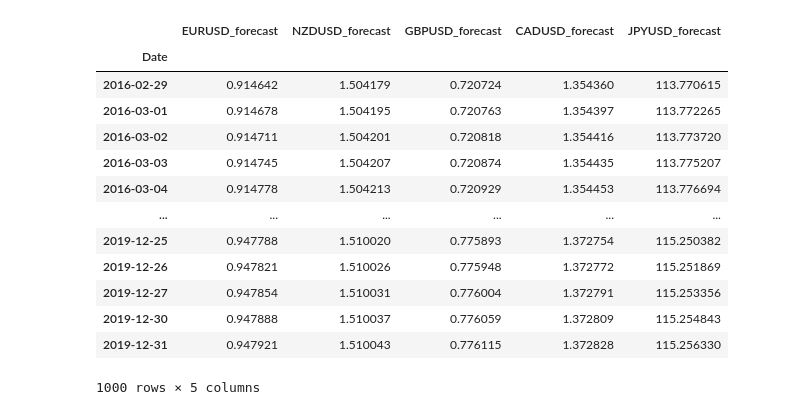
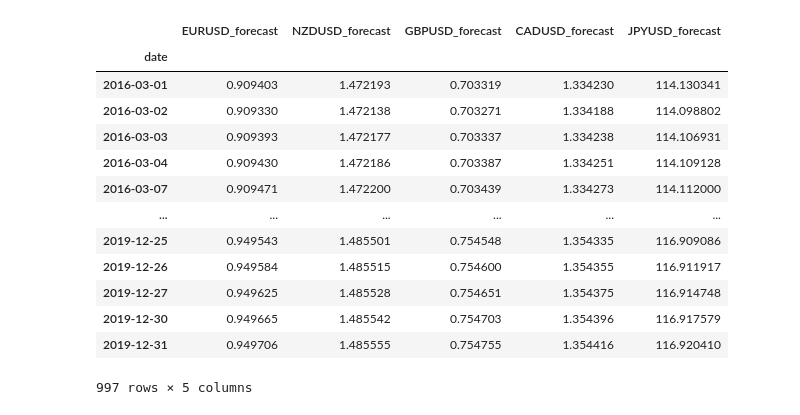
Before and after one commit to maneetsingh1/ts_forex_project, a Jupyter notebook: codes/VARMA_CCY.ipynb, the cells around one changed output. Cells and saved outputs as stored; diff of their text form; code cells hidden in the pictures.

```diff
--- a/codes/VARMA_CCY.ipynb
+++ b/codes/VARMA_CCY.ipynb
@@ -26,5 +28,5 @@ import itertools
 # %%
-vardata = pd.read_csv('data_varma.csv').rename(columns= {'Unnamed: 0':'Date'}).set_index('Date')
+vardata = pd.read_csv('data_varma.csv').set_index('date')
 vardata.index = pd.to_datetime(vardata.index)
 vardata
 # %% [output]
@@ -45,3 +47,3 @@ vardata
 # %%
 df_diff = vardata.diff(1).dropna()
-train, test = temporal_train_test_split(df_diff[['EURUSD','NZDUSD','GBPUSD','CADUSD','JPYUSD']])
+train, test = temporal_train_test_split(df_diff)
@@ -101,29 +115,29 @@ Warnings:
 # %%
 yhat = results.forecast(steps=len(test))
 # clean up yhat
 idx=test.index
-df_preds = pd.DataFrame(yhat).set_index(idx)
+df_preds = pd.DataFrame(yhat).set_index(idx)[['EURUSD','NZDUSD','GBPUSD','CADUSD','JPYUSD']]
 df_preds.columns = ['EURUSD','NZDUSD','GBPUSD','CADUSD','JPYUSD']
 forecast_results = pd.concat([vardata[-1-len(test):-len(test)][df_preds.columns],df_preds], axis=0)\
                     .reset_index(drop=True).cumsum().drop([0]).set_index(idx)
 
 forecast_results.columns = ['EURUSD_forecast','NZDUSD_forecast','GBPUSD_forecast','CADUSD_forecast','JPYUSD_forecast']
 forecast_results
 # %% [output]
 |  | EURUSD_forecast | NZDUSD_forecast | GBPUSD_forecast | CADUSD_forecast | JPYUSD_forecast |
-| Date |  |  |  |  |  |
-| 2016-02-29 | 0.914642 | 1.504179 | 0.720724 | 1.354360 | 113.770615 |
-| 2016-03-01 | 0.914678 | 1.504195 | 0.720763 | 1.354397 | 113.772265 |
-| 2016-03-02 | 0.914711 | 1.504201 | 0.720818 | 1.354416 | 113.773720 |
-| 2016-03-03 | 0.914745 | 1.504207 | 0.720874 | 1.354435 | 113.775207 |
-| 2016-03-04 | 0.914778 | 1.504213 | 0.720929 | 1.354453 | 113.776694 |
+| date |  |  |  |  |  |
+| 2016-03-01 | 0.909403 | 1.472193 | 0.703319 | 1.334230 | 114.130341 |
+| 2016-03-02 | 0.909330 | 1.472138 | 0.703271 | 1.334188 | 114.098802 |
+| 2016-03-03 | 0.909393 | 1.472177 | 0.703337 | 1.334238 | 114.106931 |
+| 2016-03-04 | 0.909430 | 1.472186 | 0.703387 | 1.334251 | 114.109128 |
+| 2016-03-07 | 0.909471 | 1.472200 | 0.703439 | 1.334273 | 114.112000 |
 | ... | ... | ... | ... | ... | ... |
-| 2019-12-25 | 0.947788 | 1.510020 | 0.775893 | 1.372754 | 115.250382 |
-| 2019-12-26 | 0.947821 | 1.510026 | 0.775948 | 1.372772 | 115.251869 |
-| 2019-12-27 | 0.947854 | 1.510031 | 0.776004 | 1.372791 | 115.253356 |
-| 2019-12-30 | 0.947888 | 1.510037 | 0.776059 | 1.372809 | 115.254843 |
-| 2019-12-31 | 0.947921 | 1.510043 | 0.776115 | 1.372828 | 115.256330 |
+| 2019-12-25 | 0.949543 | 1.485501 | 0.754548 | 1.354335 | 116.909086 |
+| 2019-12-26 | 0.949584 | 1.485515 | 0.754600 | 1.354355 | 116.911917 |
+| 2019-12-27 | 0.949625 | 1.485528 | 0.754651 | 1.354375 | 116.914748 |
+| 2019-12-30 | 0.949665 | 1.485542 | 0.754703 | 1.354396 | 116.917579 |
+| 2019-12-31 | 0.949706 | 1.485555 | 0.754755 | 1.354416 | 116.920410 |
-1000 rows × 5 columns
+997 rows × 5 columns
 # %%
 def plot_results(y_train, y_test, y_pred):
     # plot the results
```
Also changed, not shown: parts of 9 cells of this notebook.
